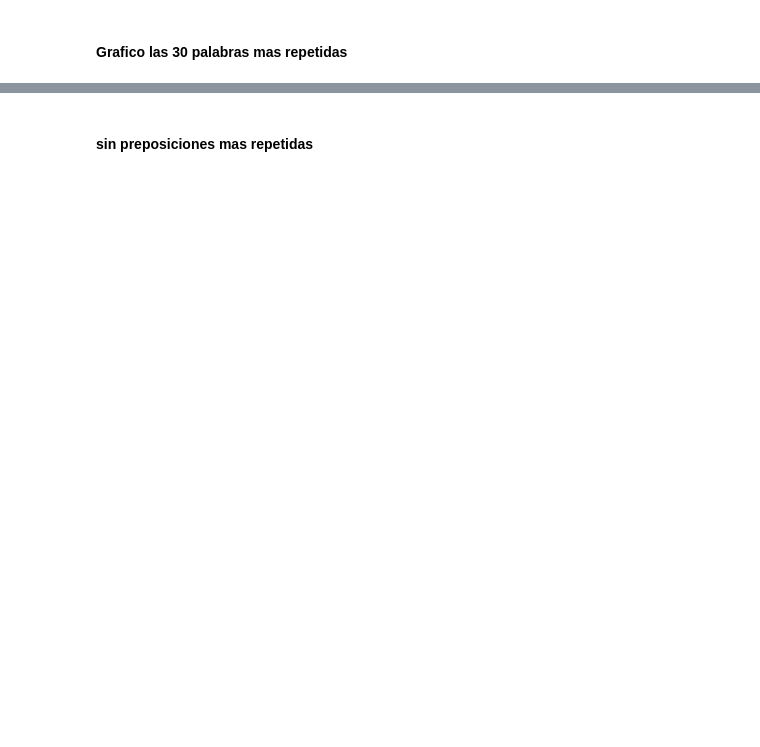
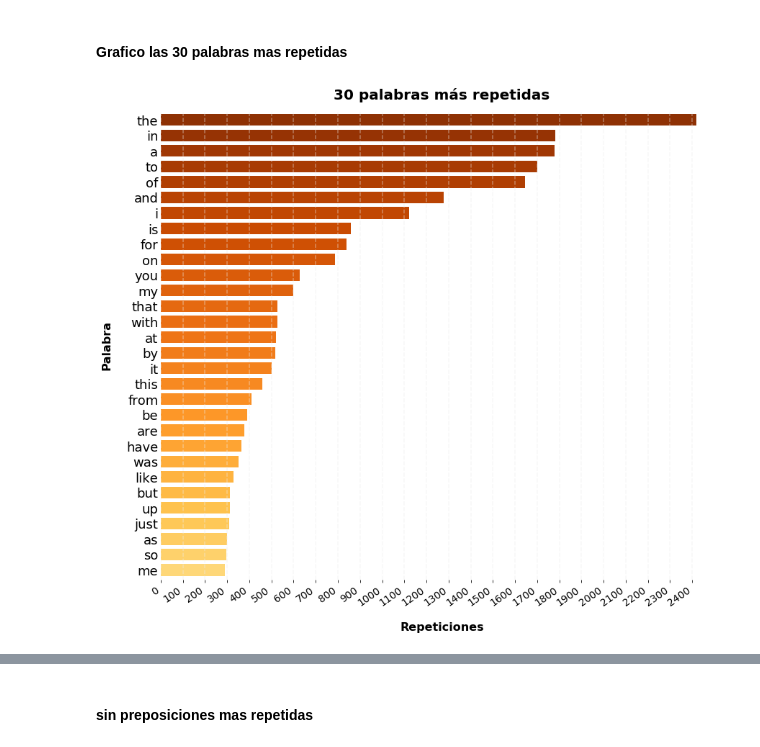
Before and after one commit to RiedelNicolas/TP1-Organizacion-de-Datos, a Jupyter notebook: Nico.ipynb, the cells around one changed output, grey strips where cells are left out. Drawn from its saved outputs; the diff is of its cells as text; code cells hidden in the pictures; blank space fills up the shorter version.

```diff
--- a/Nico.ipynb
+++ b/Nico.ipynb
@@ -325,28 +510,31 @@ agrupadas_mas_repetidas = agrupadas.head(30)
 # %%
 saltos = np.linspace(0.3, 0.9, 30)
 colores = cmap(saltos)
 
 maximo = agrupadas_mas_repetidas['apariciones_totales'].max()
 
 grafico = agrupadas_mas_repetidas.sort_values("apariciones_totales").plot(kind='barh', figsize=(14,12), y ='apariciones_totales', color=colores, width=0.75, fontsize = 18)
 
 plt.xticks(np.arange(0, maximo+1, 100), rotation=35,fontsize=14,ha='right')
 plt.tick_params(axis='y', length=0)
 
 grafico.spines['right'].set_visible(False)
 grafico.spines['top'].set_visible(False)
 grafico.spines['left'].set_visible(False)
 grafico.spines['bottom'].set_visible(False)
 
 lineas = grafico.get_xticks()
 for i in lineas:
       grafico.axvline(x=i, linestyle='--', alpha=0.4, color='#eeeeee')
 
 grafico.set_xlabel("Repeticiones", labelpad=20, weight='bold', size=16)
 grafico.set_ylabel("Palabra", labelpad=20, weight='bold', size=16)
 
-plt.title("30 palabras mas repetidas", weight='bold', size=20, pad=15)
+plt.title("30 palabras más repetidas", weight='bold', size=20, pad=15)
 grafico.legend(fontsize = 15)
+plt.gca().get_legend().remove()
+# %% [output]
+[figure, added]
 # %%
 agrupadas_sin_preposiciones = agrupadas.copy()
 # %%
```
Also changed, not shown: parts of 67 cells of this notebook.
